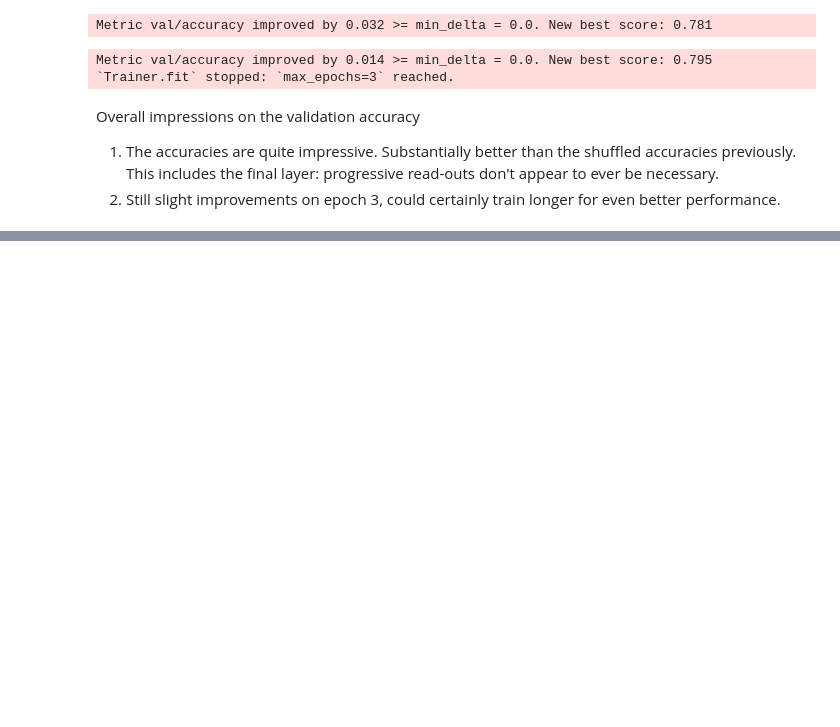
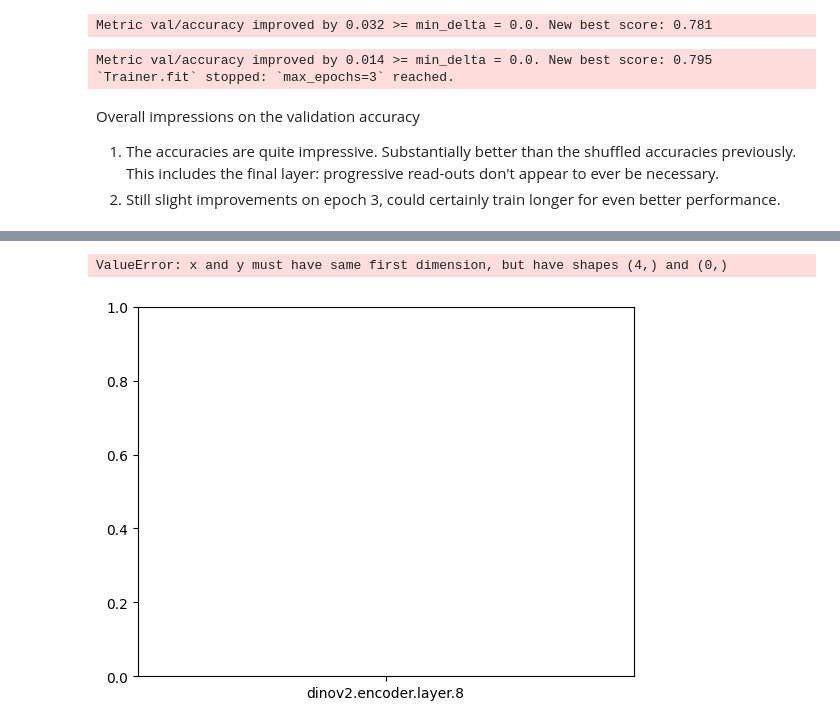
Before and after one commit to lrast/CLSTokenAnalysis, a Jupyter notebook: 1.1.5-decoder_train.ipynb, the cells around one changed output, grey strips where cells are left out. Cells and saved outputs as stored; diff of their text form; code cells hidden in the pictures; blank space fills up the shorter version.

```diff
--- a/1.1.5-decoder_train.ipynb
+++ b/1.1.5-decoder_train.ipynb
@@ -149,0 +165,15 @@ Overall impressions on the validation accuracy
+# %%
+from src.model.setup import image_model_setup
+from src.model.CLS_token_probing import ModuleSpecificDecoder
+from src.initialization.activity_dataset import OnlineLayerInputDataset
+
+model_name = "facebook/dinov2-base"
+dataset_name = "temp_dataset_subsample"
+
+model, image_datasets, _ = image_model_setup(model_name, dataset_name, 1000)
+model_analysis, _, _ = image_model_setup(model_name, dataset_name, 1000)
+model_analysis.to('mps')
+
+probe = ModuleSpecificDecoder.from_pretrained('layer10_probe')
+probe = probe.to('mps')
+probe = probe.eval()
@@ -149,0 +329,5 @@ Overall impressions on the validation accuracy
+# %%
+plt.plot(layers, test_acc)
+# %% [output]
+ValueError: x and y must have same first dimension, but have shapes (4,) and (0,)
+[figure, added]
```
Also changed, not shown: parts of 23 cells of this notebook, 3 other files.
